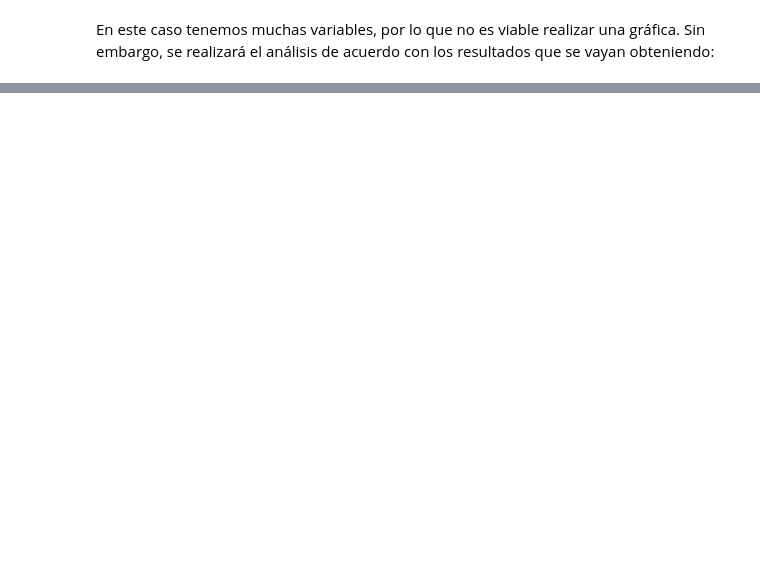
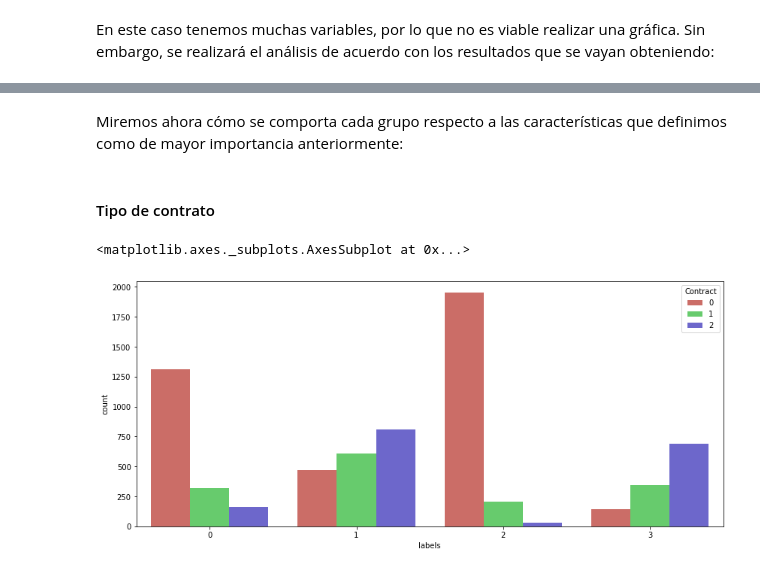
Before and after one commit to jarealess/CursosKaggle, a Jupyter notebook: Trabajo_Final_CRP.ipynb, the cells around one changed output, grey strips where cells are left out. Saved outputs shown, nothing was run; the diff lists cells and outputs as text; code cells hidden in the pictures; blank space fills up the shorter version.

```diff
--- a/Trabajo_Final_CRP.ipynb
+++ b/Trabajo_Final_CRP.ipynb
@@ -836,0 +939,11 @@ Name: labels, dtype: int64
+# %% [markdown]
+Miremos ahora cómo se comporta cada grupo respecto a las características que definimos como de mayor importancia anteriormente:
+# %% [markdown]
+#### Tipo de contrato
+# %%
+## Distribución de tipo de contrato en cada grupo
+plt.figure(figsize=(14,6))
+sns.countplot(x='labels', hue='Contract', data=data2, palette='hls')
+# %% [output]
+<matplotlib.axes._subplots.AxesSubplot at 0x...>
+[figure, added]
```
Also changed, not shown: parts of 66 cells of this notebook.
